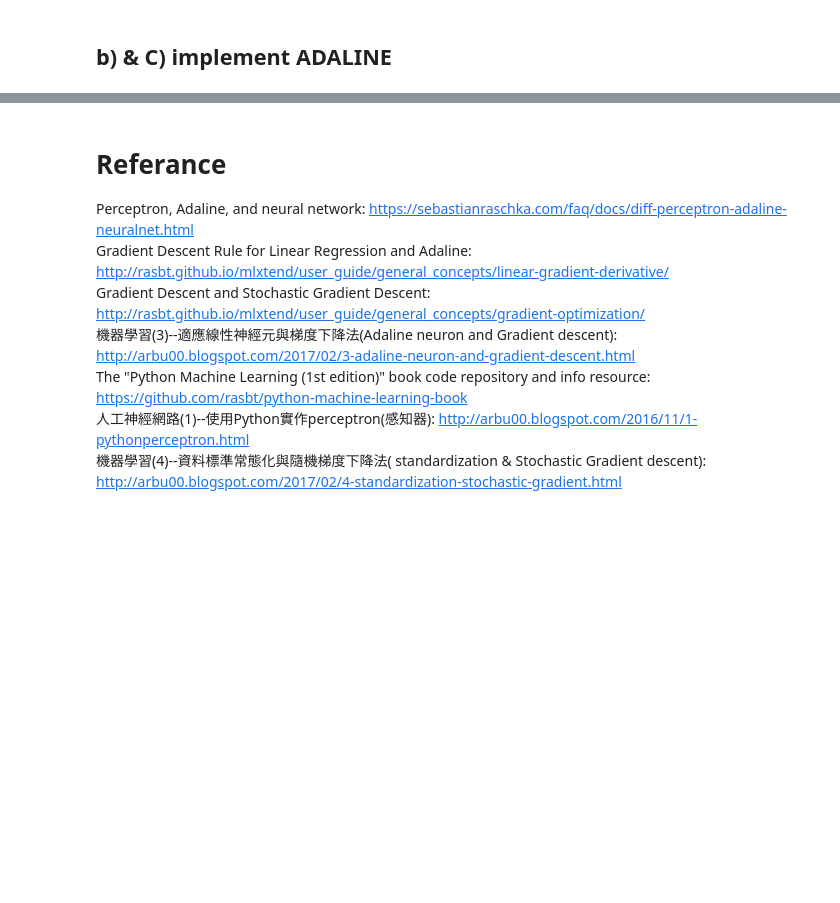
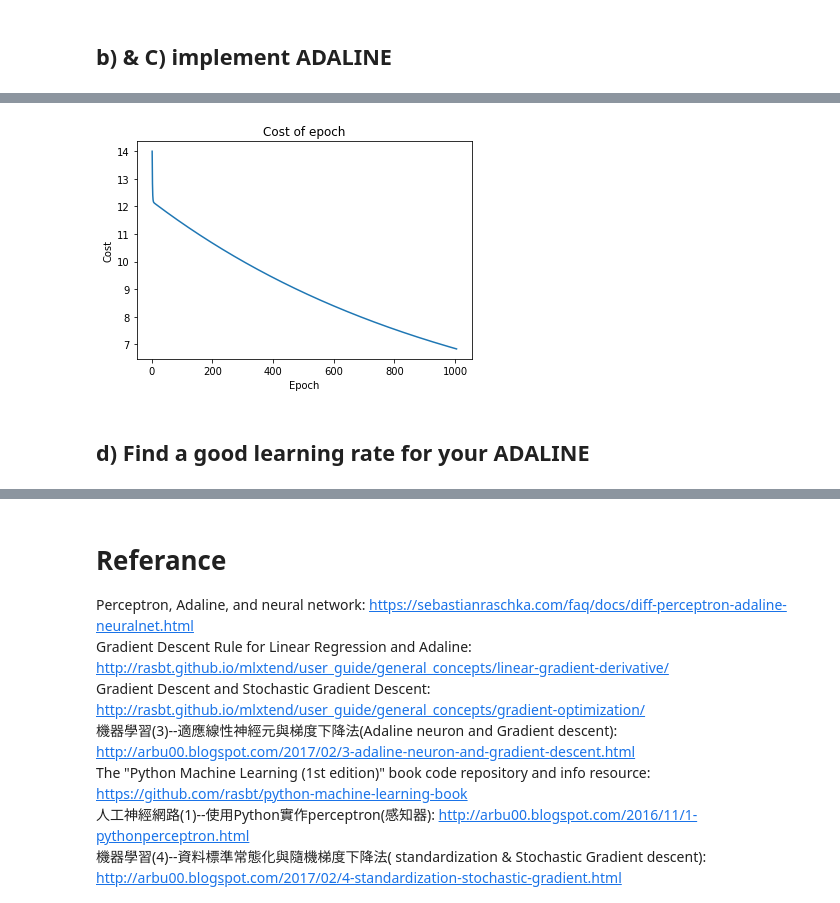
Before and after one commit to juoweichen/SommelierBot, a Jupyter notebook: ft_sommelier.ipynb, the cells around one changed output, grey strips where cells are left out. Cells and saved outputs as stored; diff of their text form; code cells hidden in the pictures; blank space fills up the shorter version.

```diff
--- a/ft_sommelier.ipynb
+++ b/ft_sommelier.ipynb
@@ -416,0 +462,6 @@ plot_performace(performance, data, target, 8, 3, -1, True)
+# %%
+draw_cost_plot(performance, data, -1, save_plot=False)
+# %% [output]
+[figure, added]
+# %% [markdown]
+## d) Find a good learning rate for your ADALINE
```
Also changed, not shown: parts of 49 cells of this notebook, 5 other files.
